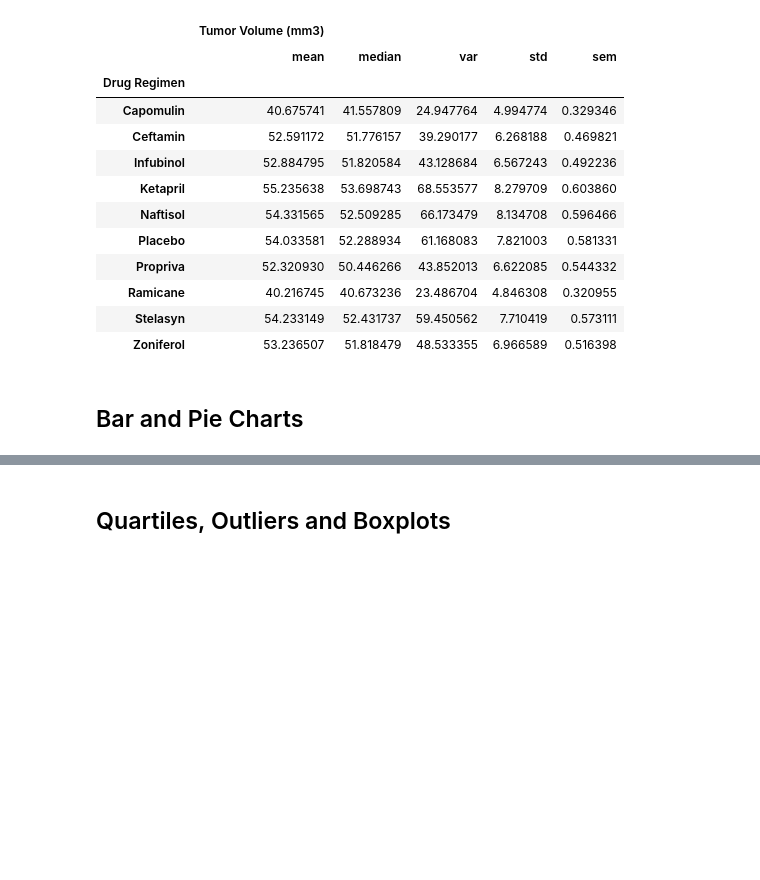
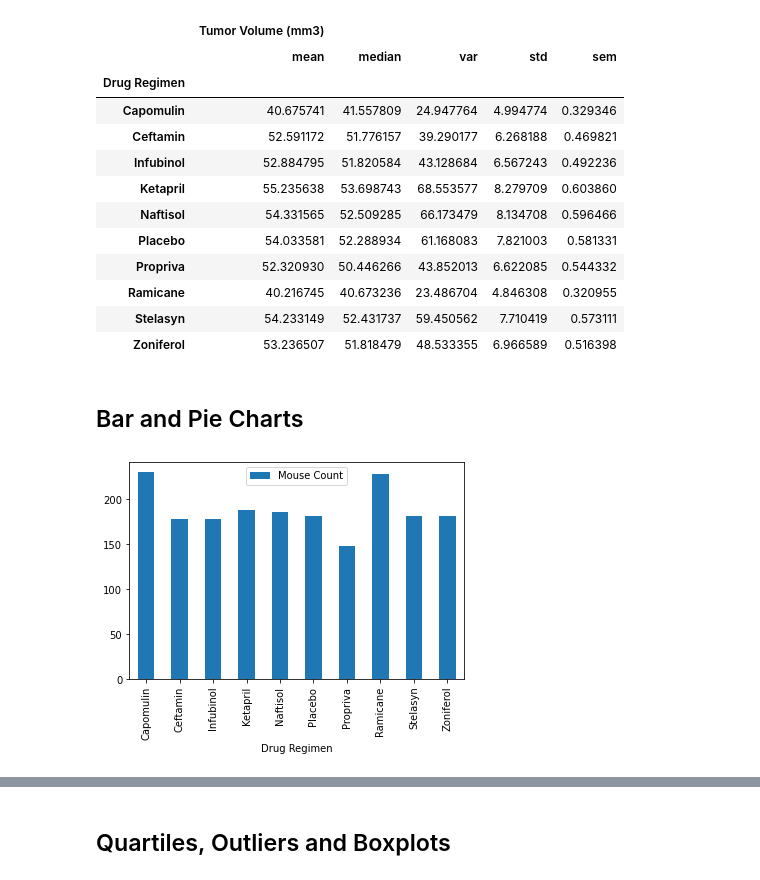
Before and after one commit to saronraut/Matplotlib-Challenge, a Jupyter notebook: Pymaceuticals/pymaceuticals_starter.ipynb, the cells around one changed output, grey strips where cells are left out. Drawn from its saved outputs; the diff is of its cells as text; code cells hidden in the pictures; blank space fills up the shorter version.

Commit message:
bar graph created'

```diff
--- a/Pymaceuticals/pymaceuticals_starter.ipynb
+++ b/Pymaceuticals/pymaceuticals_starter.ipynb
@@ -155,5 +155,11 @@ groupby_tbl.agg(aggregation)
 ## Bar and Pie Charts
 # %%
 # Generate a bar plot showing the total number of mice for each treatment throughout the course of the study using pandas.
+mouse_per_regimen = pd.DataFrame({"Mouse Count" : groupby_tbl["Mouse ID"].count()})
+mouse_per_regimen
+
+pandas_bar = mouse_per_regimen.plot.bar()
+# %% [output]
+[figure, added]
 # %%
 # Generate a bar plot showing the total number of mice for each treatment throughout the course of the study using pyplot.
```
Also changed, not shown: parts of 1 cell of this notebook.
